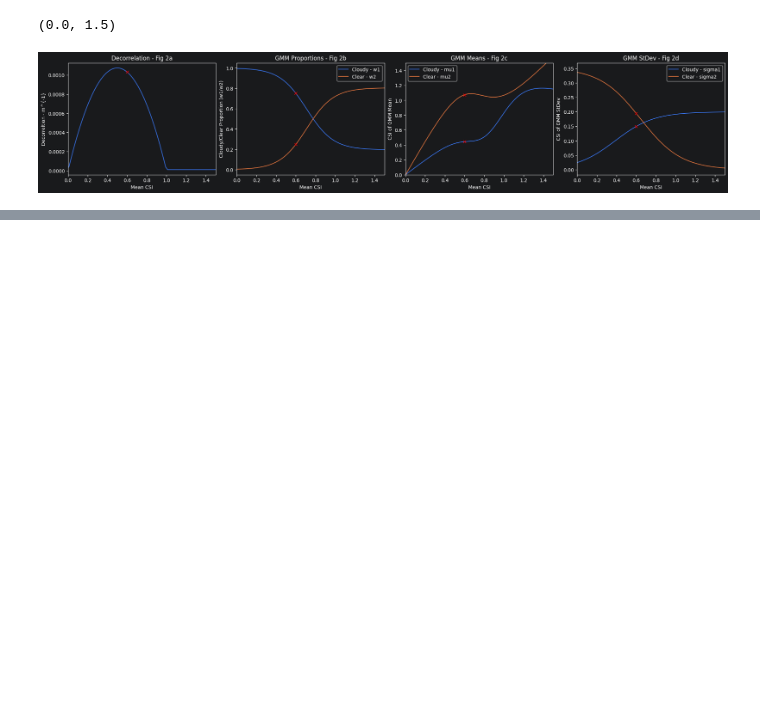
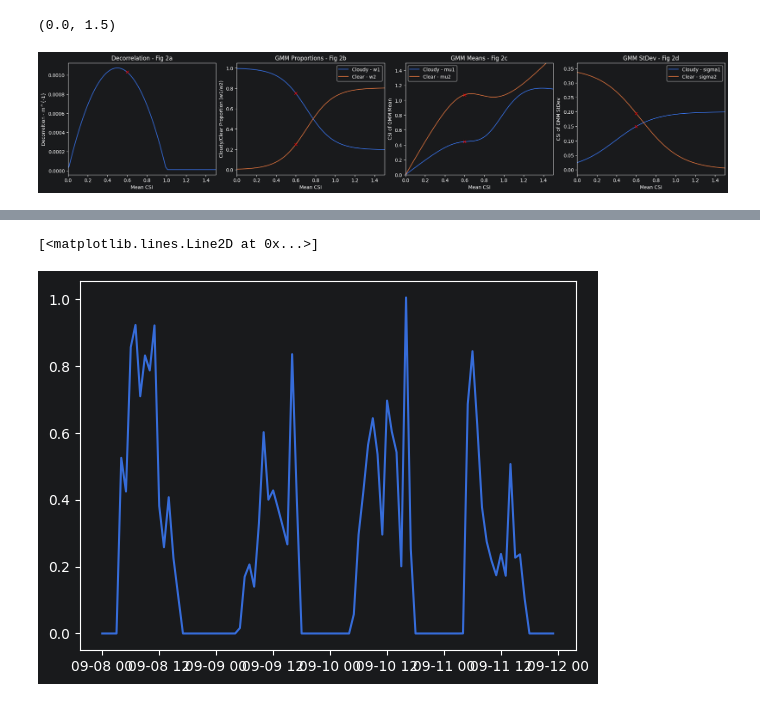
Before and after one commit to jranalli/solarspatialtools, a Jupyter notebook: demos/synthetic_copula_params.ipynb, the cells around one changed output, grey strips where cells are left out. Drawn from its saved outputs; the diff is of its cells as text; code cells hidden in the pictures; blank space fills up the shorter version.

```diff
--- a/demos/synthetic_copula_params.ipynb
+++ b/demos/synthetic_copula_params.ipynb
@@ -88,0 +111,6 @@ axs[3].set_xlim([0, 1.5])
+# %%
+means = kt_in.resample('1h').mean()
+plt.plot(means)
+# %% [output]
+[<matplotlib.lines.Line2D at 0x...>]
+[figure, added]
```
Also changed, not shown: parts of 7 cells of this notebook, 3 other files.
